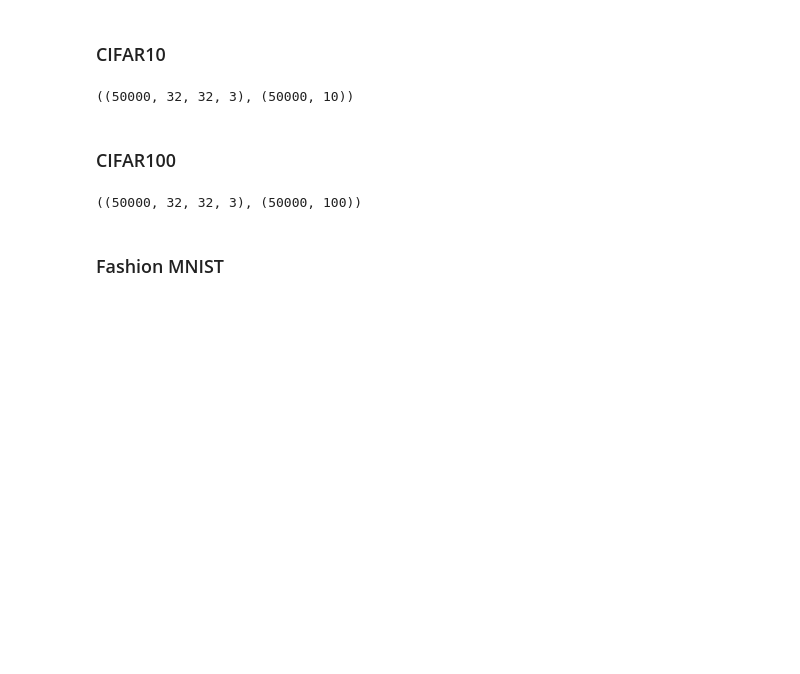
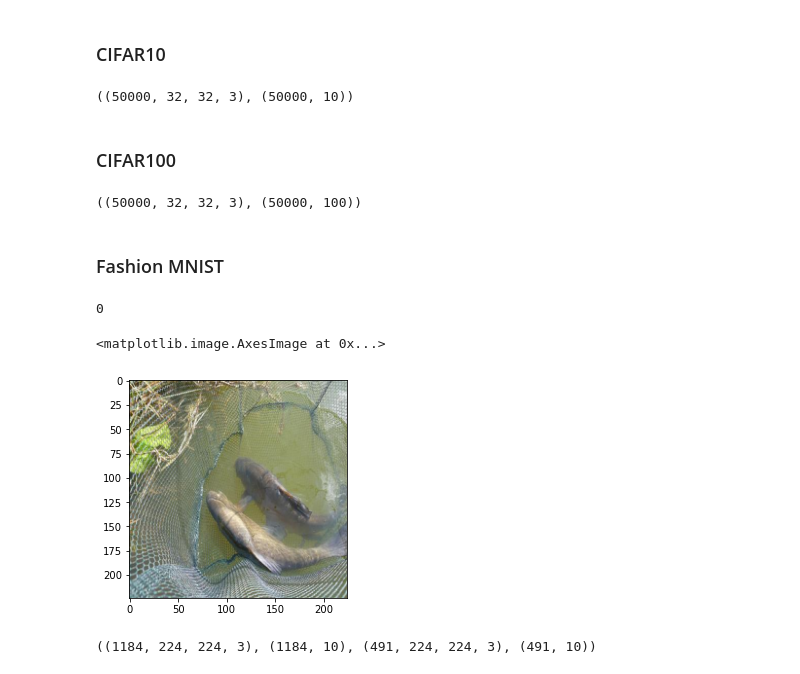
Before and after one commit to monjoybme/Neural-Studio, a Jupyter notebook: scripts/Datasets.ipynb, the cells around one changed output. Drawn from its saved outputs; the diff is of its cells as text; code cells hidden in the pictures; blank space fills up the shorter version.

```diff
--- a/scripts/Datasets.ipynb
+++ b/scripts/Datasets.ipynb
@@ -290,0 +300,3 @@ class Dataset:
+# %%
+train_set = glob("..\\data\\datasets\\imagenet\\train\\*\\*")[::8]
+test_set = glob("..\\data\\datasets\\imagenet\\val\\*\\*")[::8]
@@ -290,0 +311,30 @@ class Dataset:
+# %%
+train_x = np.zeros((len(train_set),224,224,3)).astype(np.uint8)
+test_x = np.zeros((len(test_set),224,224,3)).astype(np.uint8)
+
+def get_image(args):
+    index,path,array = args
+    im = cv2.imread(path,)[:,:,::-1]
+    im = cv2.resize(im,(224,224),interpolation=cv2.INTER_AREA)
+    array[index] = im
+    return 1
+
+
+with ThreadPoolExecutor(max_workers=32) as executor:
+    res = executor.map(get_image,[ ( i,path,train_x ) for i,path in enumerate(train_set)])
+
+with ThreadPoolExecutor(max_workers=32) as executor:
+    res = executor.map(get_image,[ ( i,path,test_x ) for i,path in enumerate(test_set)])
+
+collect()
+# %% [output]
+0
+# %%
+plt.imshow(train_x[0])
+# %% [output]
+<matplotlib.image.AxesImage at 0x...>
+[figure, added]
+# %%
+train_x.shape,train_y.shape,test_x.shape,test_y.shape
+# %% [output]
+((1184, 224, 224, 3), (1184, 10), (491, 224, 224, 3), (491, 10))
```
Also changed, not shown: parts of 6 cells of this notebook, 13 other files.
